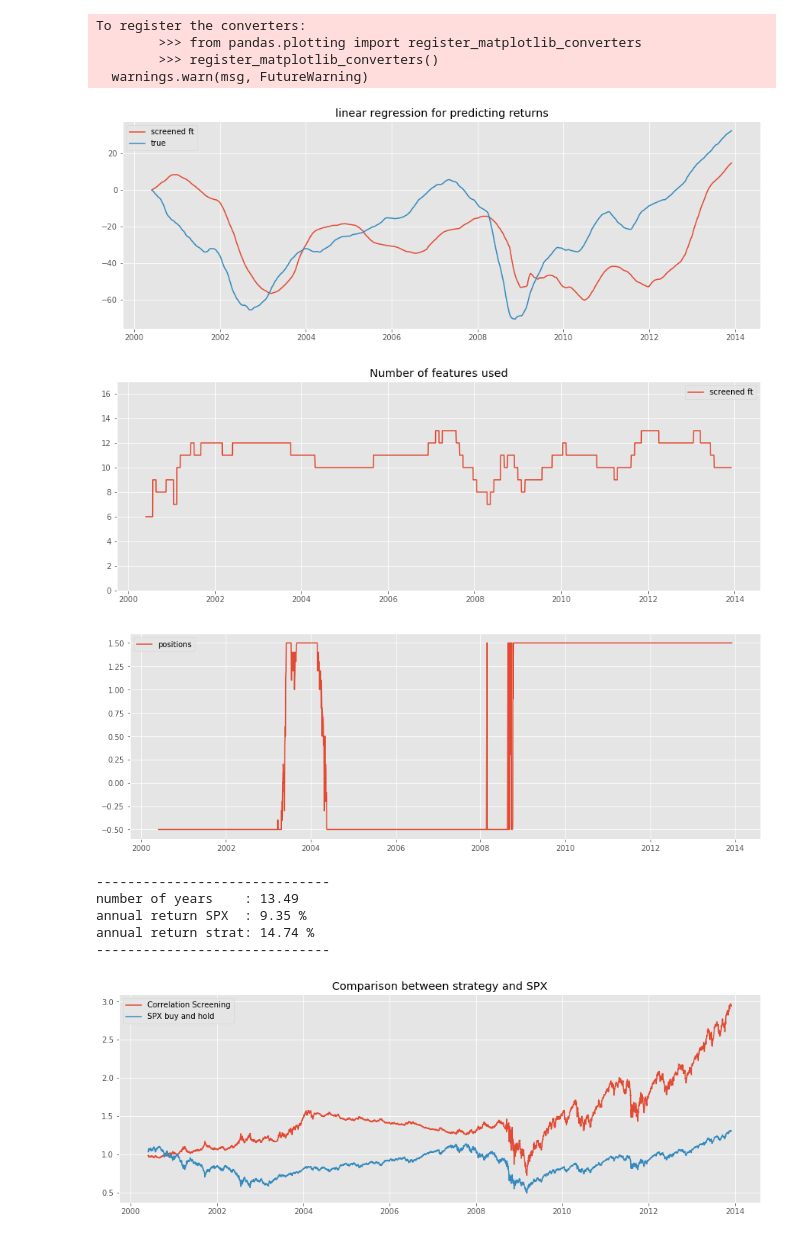
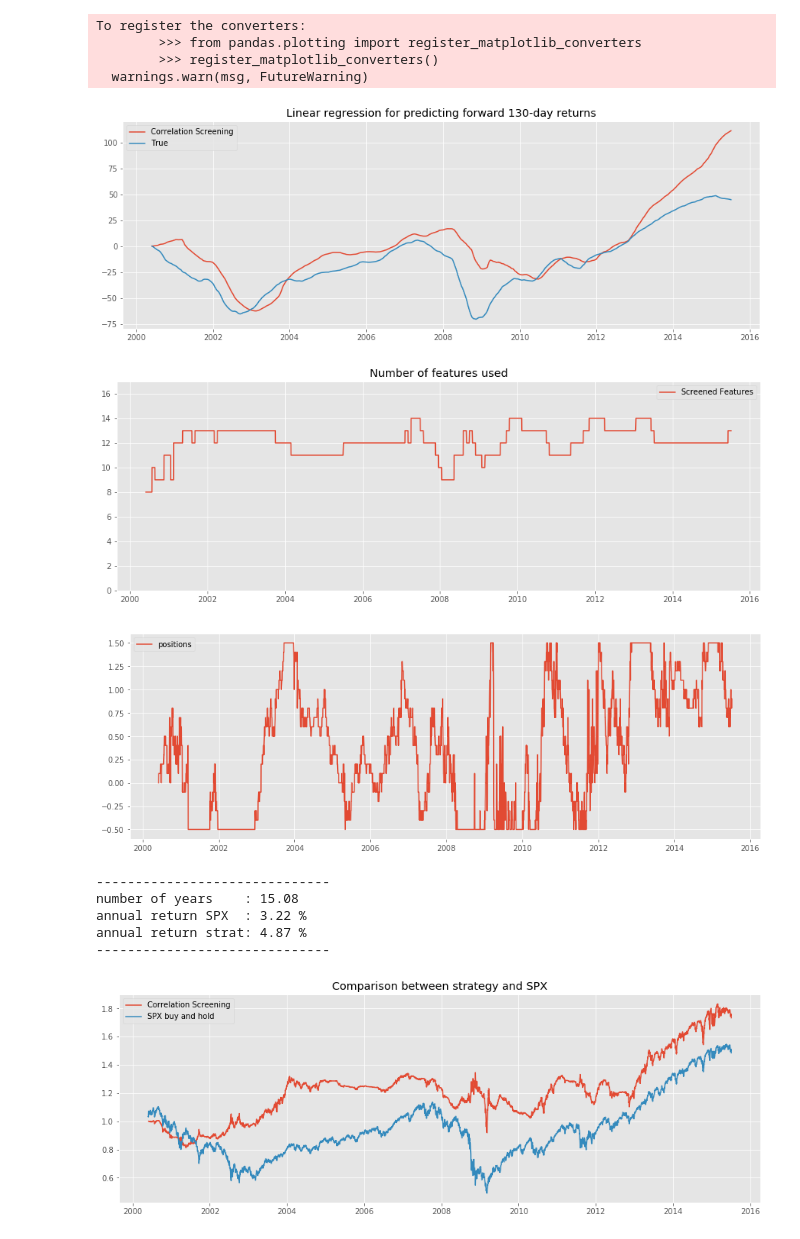
Before and after one commit to rmfeng/dsqfltproject, a Jupyter notebook: corr_screening_regression.ipynb, the cells around one changed output. Saved outputs shown, nothing was run; the diff lists cells and outputs as text; code cells hidden in the pictures.

```diff
--- a/corr_screening_regression.ipynb
+++ b/corr_screening_regression.ipynb
@@ -20,5 +23,8 @@ from TradingBot import TradingBot
 # %%
-#df = mgr.data
-df = pd.read_pickle('train_prepared.pkl')
+reload(ts)
+mgr = ts.TSManager()
+mgr.load()
+df = mgr.data
+#df = pd.read_pickle('train_prepared.pkl')
 df.head()
 # %% [output]
@@ -40,5 +63,5 @@ scaler = StandardScaler()
 si = SimpleImputer(strategy='median')
 pipe = make_pipeline(scaler, si)
 # %%
-#cols_to_pipe = [c for c in df.columns if c not in ['SPX','RF','spx_tp130']]
-#df[cols_to_pipe] = pipe.fit_transform(df[cols_to_pipe])
+cols_to_pipe = [c for c in df.columns if c not in ['SPX','RF','spx_tp130']]
+df[cols_to_pipe] = pipe.fit_transform(df[cols_to_pipe])
@@ -45,21 +79,21 @@ pipe = make_pipeline(scaler, si)
 # %%
 # test predictions
 
-nbp = 170 # number of periods to be used
+nbp = 190 # number of periods to be used
 CSP = CorrScreenPredictor(df)
 CSP.plot_predict(nbp)
 # %% [output]
 To register the converters:
         >>> from pandas.plotting import register_matplotlib_converters
         >>> register_matplotlib_converters()
   warnings.warn(msg, FutureWarning)
-[figure, old version]
+[figure, new version]
 # %%
 # plot total ft used per period
 
 CSP.plot_screened_ft(nbp)
 # %% [output]
-[figure, old version]
+[figure, new version]
 # %%
 # plot positions
 
@@ -71,15 +105,15 @@ plt.plot(df.index[2520:(2520+nbp*20)],pos,label='positions')
 plt.legend()
 plt.show()
 # %% [output]
-[figure, old version]
+[figure, new version]
 # %%
 # plot wealth
 
 tb.plot_wealth_CS(nbp)
 # %% [output]
 ------------------------------
-number of years    : 13.49
-annual return SPX  : 9.35 %
-annual return strat: 14.74 %
+number of years    : 15.08
+annual return SPX  : 3.22 %
+annual return strat: 4.87 %
 ------------------------------
-[figure, old version]
+[figure, new version]
```
Also changed, not shown: parts of 3 cells of this notebook, 6 other files.
